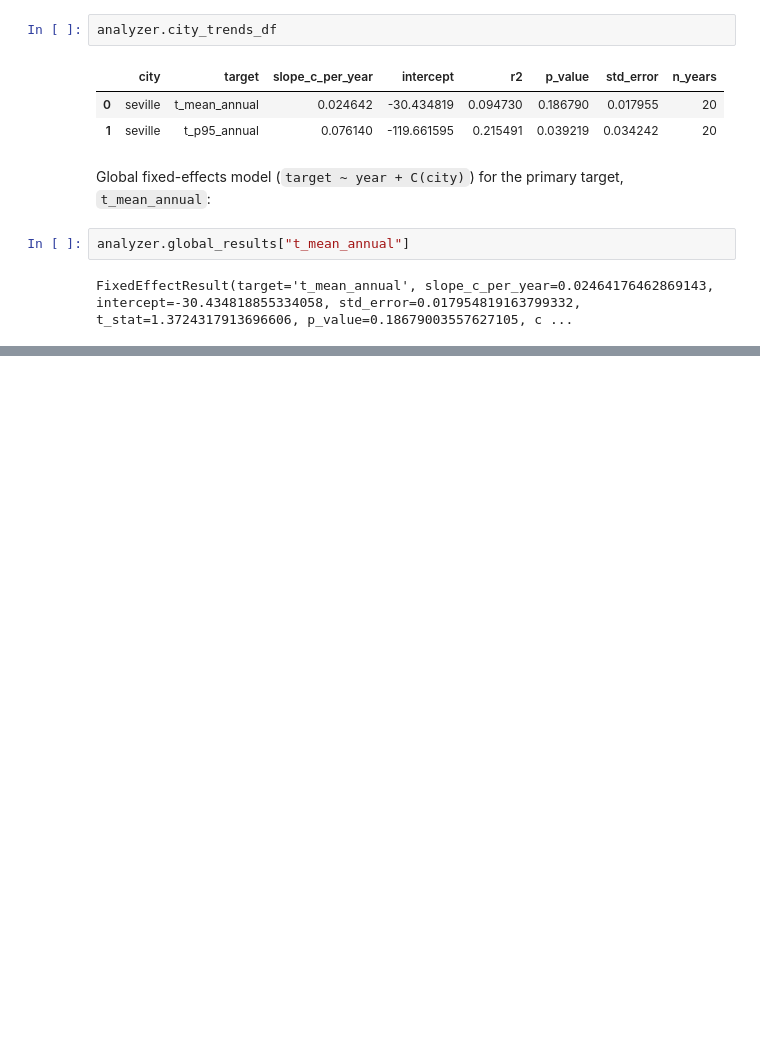
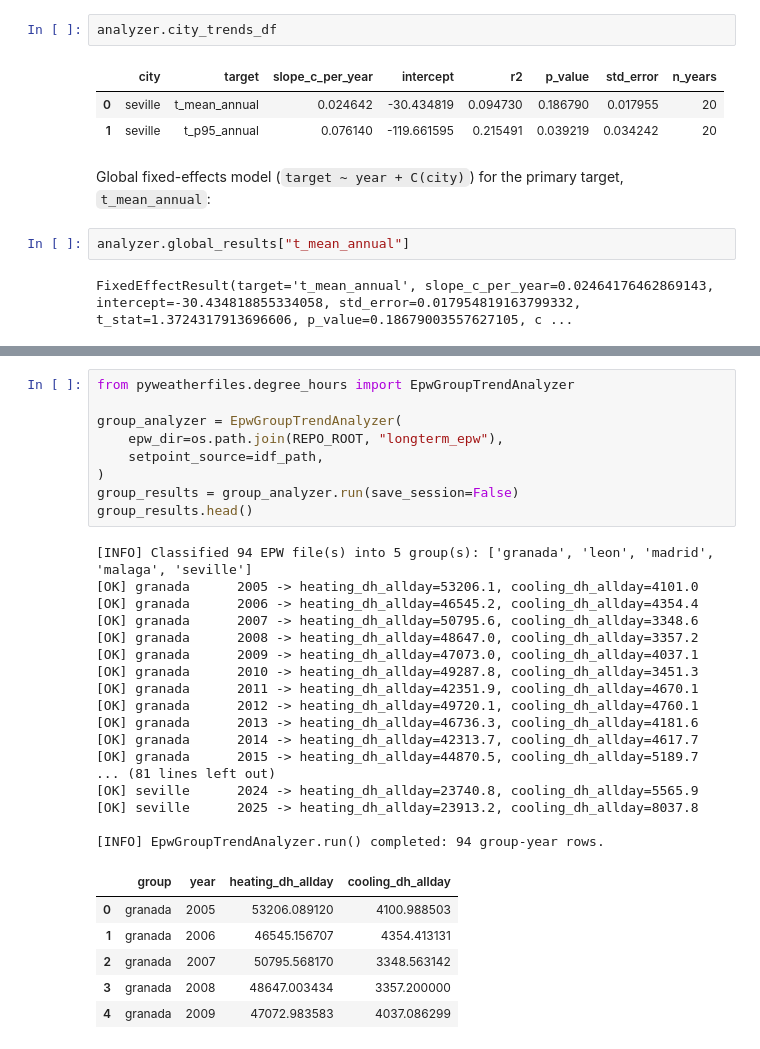
Before and after one commit to termotecnia/pyweatherfiles, a Jupyter notebook: docs/source/tutorial_pyweatherfiles.ipynb, the cells around one changed output, grey strips where cells are left out. Cells and saved outputs as stored; diff of their text form; blank space fills up the shorter version.

```diff
--- a/docs/source/tutorial_pyweatherfiles.ipynb
+++ b/docs/source/tutorial_pyweatherfiles.ipynb
@@ -480,0 +518,33 @@ FixedEffectResult(target='t_mean_annual', slope_c_per_year=0.02464176462869143,
+# %%
+from pyweatherfiles.degree_hours import EpwGroupTrendAnalyzer
+
+group_analyzer = EpwGroupTrendAnalyzer(
+    epw_dir=os.path.join(REPO_ROOT, "longterm_epw"),
+    setpoint_source=idf_path,
+)
+group_results = group_analyzer.run(save_session=False)
+group_results.head()
+# %% [output]
+[INFO] Classified 94 EPW file(s) into 5 group(s): ['granada', 'leon', 'madrid', 'malaga', 'seville']
+[OK] granada      2005 -> heating_dh_allday=53206.1, cooling_dh_allday=4101.0
+[OK] granada      2006 -> heating_dh_allday=46545.2, cooling_dh_allday=4354.4
+[OK] granada      2007 -> heating_dh_allday=50795.6, cooling_dh_allday=3348.6
+[OK] granada      2008 -> heating_dh_allday=48647.0, cooling_dh_allday=3357.2
+[OK] granada      2009 -> heating_dh_allday=47073.0, cooling_dh_allday=4037.1
+[OK] granada      2010 -> heating_dh_allday=49287.8, cooling_dh_allday=3451.3
+[OK] granada      2011 -> heating_dh_allday=42351.9, cooling_dh_allday=4670.1
+[OK] granada      2012 -> heating_dh_allday=49720.1, cooling_dh_allday=4760.1
+[OK] granada      2013 -> heating_dh_allday=46736.3, cooling_dh_allday=4181.6
+[OK] granada      2014 -> heating_dh_allday=42313.7, cooling_dh_allday=4617.7
+[OK] granada      2015 -> heating_dh_allday=44870.5, cooling_dh_allday=5189.7
+... (81 lines left out)
+[OK] seville      2024 -> heating_dh_allday=23740.8, cooling_dh_allday=5565.9
+[OK] seville      2025 -> heating_dh_allday=23913.2, cooling_dh_allday=8037.8
+
+[INFO] EpwGroupTrendAnalyzer.run() completed: 94 group-year rows.
+|  | group | year | heating_dh_allday | cooling_dh_allday |
+| 0 | granada | 2005 | 53206.089120 | 4100.988503 |
+| 1 | granada | 2006 | 46545.156707 | 4354.413131 |
+| 2 | granada | 2007 | 50795.568170 | 3348.563142 |
+| 3 | granada | 2008 | 48647.003434 | 3357.200000 |
+| 4 | granada | 2009 | 47072.983583 | 4037.086299 |
```
Also changed, not shown: parts of 10 cells of this notebook, 16 other files.
